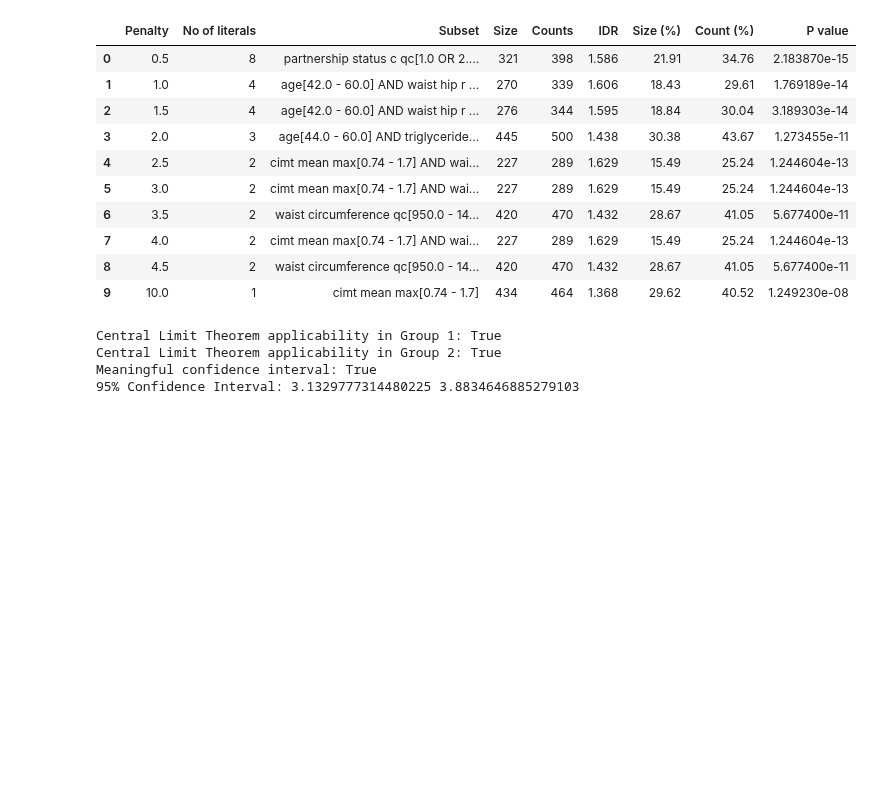
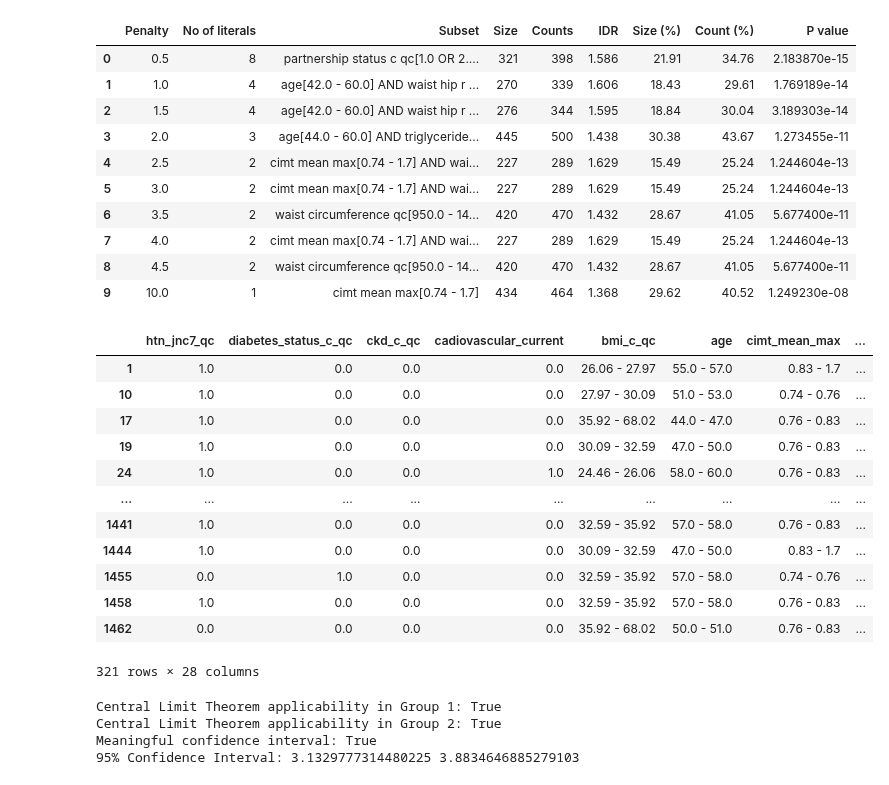
Before and after one commit to kayvinsoo7/HAALSI_work, a Jupyter notebook: mdscan-master/Poisson_scoring.ipynb, the cells around one changed output. Drawn from its saved outputs; the diff is of its cells as text; code cells hidden in the pictures; blank space fills up the shorter version.

```diff
--- a/mdscan-master/Poisson_scoring.ipynb
+++ b/mdscan-master/Poisson_scoring.ipynb
@@ -547,3 +547,19 @@ results_df
 | 7 | 4.0 | 2 | cimt mean max[0.74 - 1.7] AND wai... | 227 | 289 | 1.629 | 15.49 | 25.24 | 1.244604e-13 |
 | 8 | 4.5 | 2 | waist circumference qc[950.0 - 14... | 420 | 470 | 1.432 | 28.67 | 41.05 | 5.677400e-11 |
 | 9 | 10.0 | 1 | cimt mean max[0.74 - 1.7] | 434 | 464 | 1.368 | 29.62 | 40.52 | 1.249230e-08 |
+# %%
+dataframes['df_0.5']
+# %% [output]
+|  | htn_jnc7_qc | diabetes_status_c_qc | ckd_c_qc | cadiovascular_current | bmi_c_qc | age | cimt_mean_max | ... |
+| 1 | 1.0 | 0.0 | 0.0 | 0.0 | 26.06 - 27.97 | 55.0 - 57.0 | 0.83 - 1.7 | ... |
+| 10 | 1.0 | 0.0 | 0.0 | 0.0 | 27.97 - 30.09 | 51.0 - 53.0 | 0.74 - 0.76 | ... |
+| 17 | 1.0 | 0.0 | 0.0 | 0.0 | 35.92 - 68.02 | 44.0 - 47.0 | 0.76 - 0.83 | ... |
+| 19 | 1.0 | 0.0 | 0.0 | 0.0 | 30.09 - 32.59 | 47.0 - 50.0 | 0.76 - 0.83 | ... |
+| 24 | 1.0 | 0.0 | 0.0 | 1.0 | 24.46 - 26.06 | 58.0 - 60.0 | 0.76 - 0.83 | ... |
+| ... | ... | ... | ... | ... | ... | ... | ... | ... |
+| 1441 | 1.0 | 0.0 | 0.0 | 0.0 | 32.59 - 35.92 | 57.0 - 58.0 | 0.76 - 0.83 | ... |
+| 1444 | 1.0 | 0.0 | 0.0 | 0.0 | 30.09 - 32.59 | 47.0 - 50.0 | 0.83 - 1.7 | ... |
+| 1455 | 0.0 | 1.0 | 0.0 | 0.0 | 32.59 - 35.92 | 57.0 - 58.0 | 0.74 - 0.76 | ... |
+| 1458 | 1.0 | 0.0 | 0.0 | 0.0 | 32.59 - 35.92 | 57.0 - 58.0 | 0.76 - 0.83 | ... |
+| 1462 | 0.0 | 0.0 | 0.0 | 0.0 | 35.92 - 68.02 | 50.0 - 51.0 | 0.76 - 0.83 | ... |
+321 rows × 28 columns
```
Also changed, not shown: parts of 8 cells of this notebook, 2 other files.
